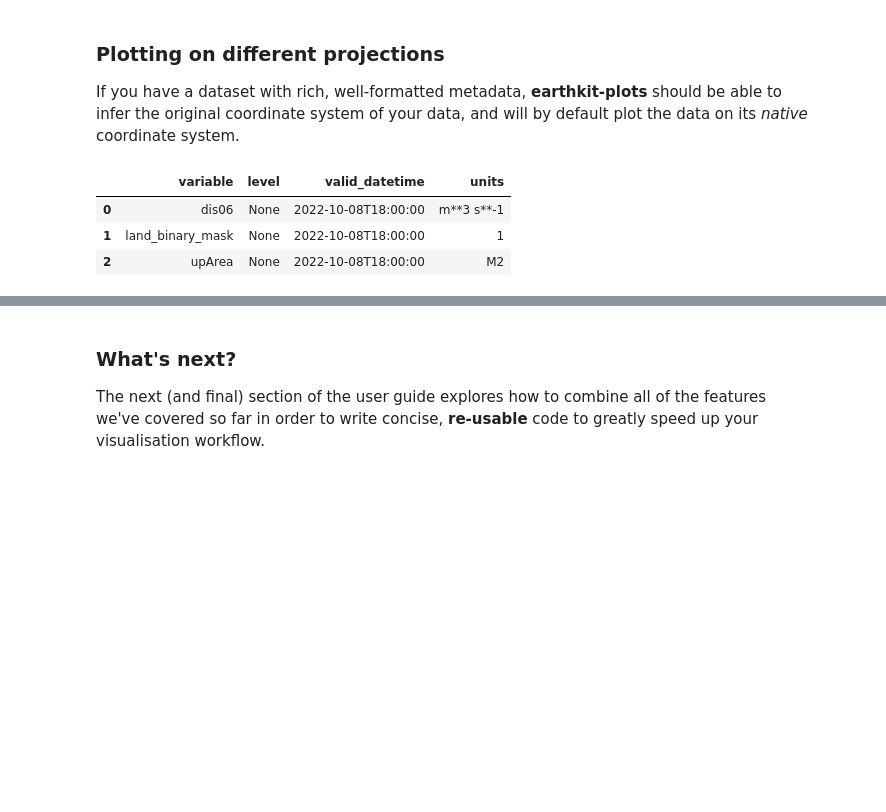
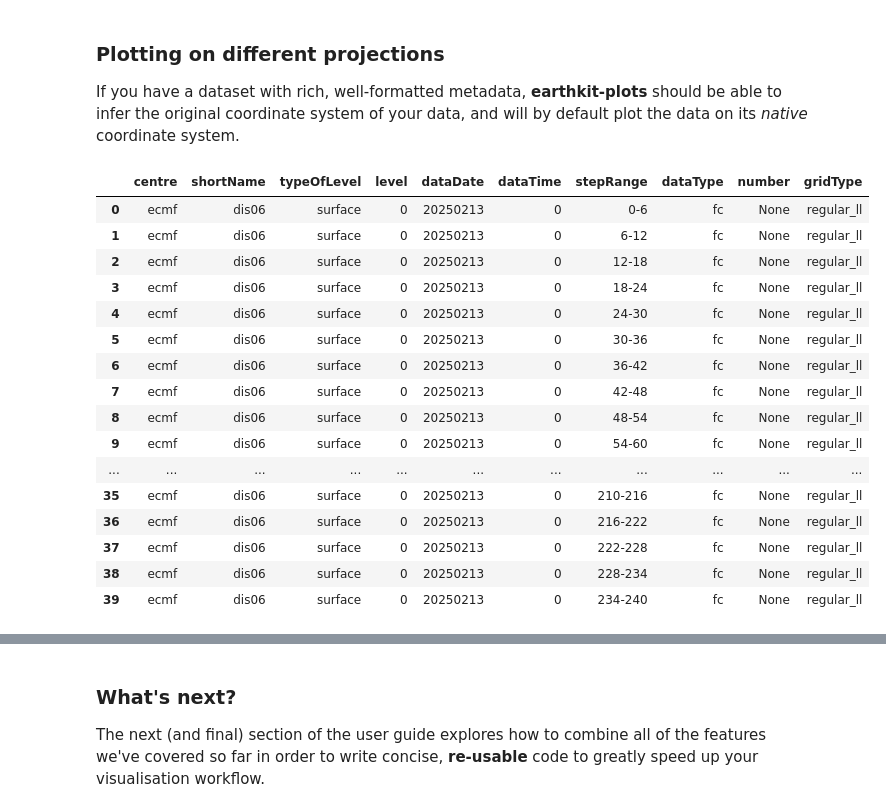
Before and after one commit to ecmwf/earthkit-plots, a Jupyter notebook: docs/examples/guide/05-domains.ipynb, the cells around one changed output, grey strips where cells are left out. Drawn from its saved outputs; the diff is of its cells as text; code cells hidden in the pictures; blank space fills up the shorter version.

```diff
--- a/docs/examples/guide/05-domains.ipynb
+++ b/docs/examples/guide/05-domains.ipynb
@@ -111,11 +111,24 @@ chart.show()
 
 If you have a dataset with rich, well-formatted metadata, **earthkit-plots** should be able to infer the original coordinate system of your data, and will by default plot the data on its *native* coordinate system.
 # %%
-efas = ek.data.from_source("sample", "efas.nc")
+efas = ek.data.from_source("file", "/Users/macw/git/earthkit-plots/data/dis.grib")
 efas.ls()
 # %% [output]
-|  | variable | level | valid_datetime | units |
-| 0 | dis06 | None | 2022-10-08T18:00:00 | m**3 s**-1 |
-| 1 | land_binary_mask | None | 2022-10-08T18:00:00 | 1 |
-| 2 | upArea | None | 2022-10-08T18:00:00 | M2 |
+|  | centre | shortName | typeOfLevel | level | dataDate | dataTime | stepRange | dataType | number | gridType |
+| 0 | ecmf | dis06 | surface | 0 | 20250213 | 0 | 0-6 | fc | None | regular_ll |
+| 1 | ecmf | dis06 | surface | 0 | 20250213 | 0 | 6-12 | fc | None | regular_ll |
+| 2 | ecmf | dis06 | surface | 0 | 20250213 | 0 | 12-18 | fc | None | regular_ll |
+| 3 | ecmf | dis06 | surface | 0 | 20250213 | 0 | 18-24 | fc | None | regular_ll |
+| 4 | ecmf | dis06 | surface | 0 | 20250213 | 0 | 24-30 | fc | None | regular_ll |
+| 5 | ecmf | dis06 | surface | 0 | 20250213 | 0 | 30-36 | fc | None | regular_ll |
+| 6 | ecmf | dis06 | surface | 0 | 20250213 | 0 | 36-42 | fc | None | regular_ll |
+| 7 | ecmf | dis06 | surface | 0 | 20250213 | 0 | 42-48 | fc | None | regular_ll |
+| 8 | ecmf | dis06 | surface | 0 | 20250213 | 0 | 48-54 | fc | None | regular_ll |
+| 9 | ecmf | dis06 | surface | 0 | 20250213 | 0 | 54-60 | fc | None | regular_ll |
+| ... | ... | ... | ... | ... | ... | ... | ... | ... | ... | ... |
+| 35 | ecmf | dis06 | surface | 0 | 20250213 | 0 | 210-216 | fc | None | regular_ll |
+| 36 | ecmf | dis06 | surface | 0 | 20250213 | 0 | 216-222 | fc | None | regular_ll |
+| 37 | ecmf | dis06 | surface | 0 | 20250213 | 0 | 222-228 | fc | None | regular_ll |
+| 38 | ecmf | dis06 | surface | 0 | 20250213 | 0 | 228-234 | fc | None | regular_ll |
+| 39 | ecmf | dis06 | surface | 0 | 20250213 | 0 | 234-240 | fc | None | regular_ll |
 # %%
```
Also changed, not shown: parts of 2 cells of this notebook, 7 other files.
